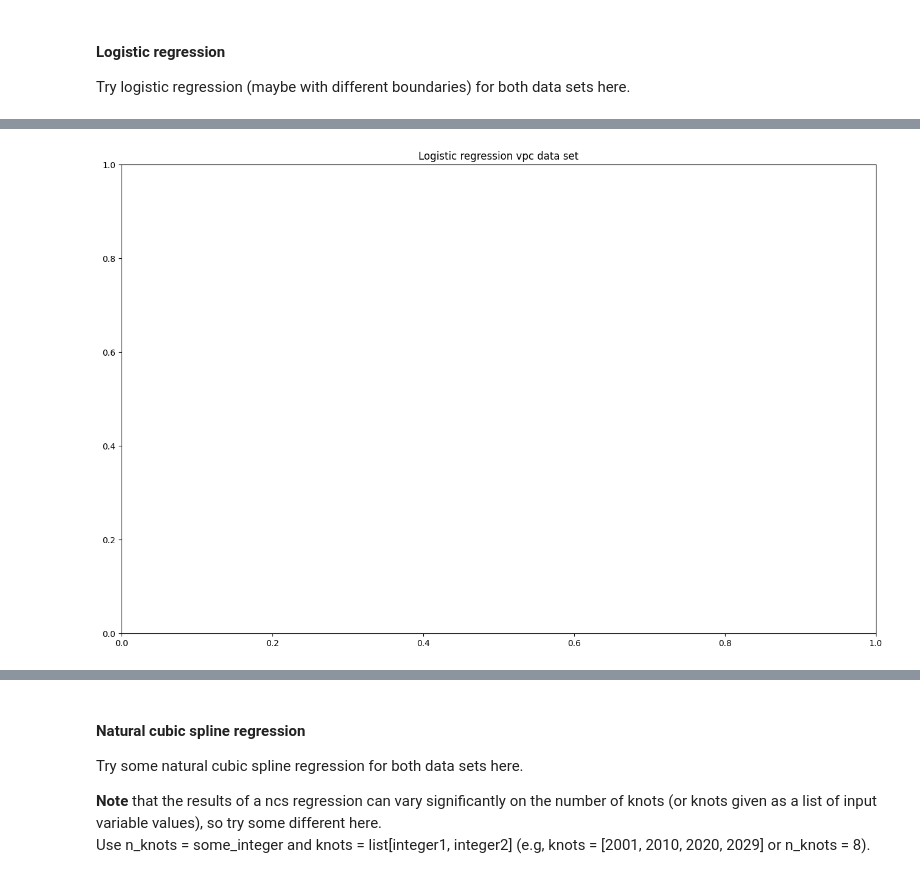
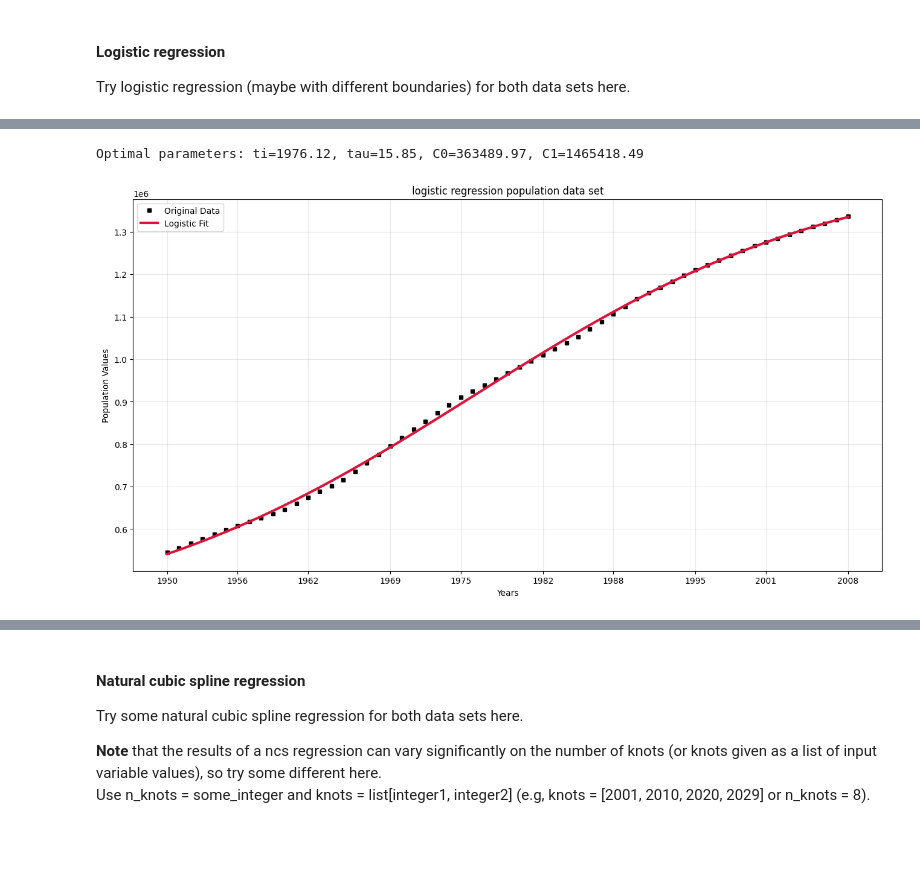
Before and after one commit to juliettegau/TEP4290-juliette, a Jupyter notebook: Warm-up_15_regression.ipynb, the cells around one changed output, grey strips where cells are left out. Cells and saved outputs as stored; diff of their text form; code cells hidden in the pictures; blank space fills up the shorter version.

```diff
--- a/Warm-up_15_regression.ipynb
+++ b/Warm-up_15_regression.ipynb
@@ -657,7 +634,54 @@ The optimal choice of parameters for the logistic function, given the sample dat
-# %%
-plt.figure(figsize=(16,10))
-#add plot and labels here
-plt.title('Logistic regression vpc data set')
-plt.show()
-# %% [output]
-[figure, removed]
+# %%
+## Logistic regression on pop data set ##
+
+inputs = year
+outputs = population
+
+# Initial Guesses
+est_ti = np.median(inputs)           # Guess the inflection point is in the middle of the timeline
+est_tau = 10                         # Growth rate constant
+est_C0 = min(outputs)                # Initial population offset
+est_C1 = max(outputs) * 1.5          # Assume the saturation limit (carrying capacity) is higher than current max
+
+initial_guess = [est_ti, est_tau, est_C0, est_C1]
+
+# Define bounds
+lower_bounds = [min(inputs) - 50, 0.1, 0, 0]
+upper_bounds = [max(inputs) + 50, 500, max(outputs) * 5, 10**12]
+
+# Perform the Logistic Regression
+try:
+    popt_pop, pcov_pop = curve_fit(
+        logistic,
+        inputs,
+        outputs,
+        p0=initial_guess,
+        bounds=(lower_bounds, upper_bounds)
+    )
+    print(f'Optimal parameters: ti={popt_pop[0]:.2f}, tau={popt_pop[1]:.2f}, C0={popt_pop[2]:.2f}, C1={popt_pop[3]:.2f}')
+except Exception as e:
+    print(f"Fitting failed: {e}")
+
+# Plotting
+x_curve = np.linspace(min(inputs), max(inputs), 100)
+y_curve = logistic(x_curve, *popt_pop)
+
+# Visualization
+fig = plt.figure(figsize=(16, 8))
+
+# Plot the raw data points
+plt.plot(inputs, outputs, 's', color='black', markersize=5, label='Original Data')
+
+# Plot the resulting regression curve
+plt.plot(x_curve, y_curve, color='crimson', lw=3, label='Logistic Fit')
+
+plt.xticks(np.linspace(min(inputs), max(inputs), 10).astype(int))
+plt.xlabel('Years')
+plt.ylabel('Population Values')
+plt.title(f'logistic regression population data set')
+plt.legend(loc='best')
+plt.grid(True, alpha=0.3)
+plt.show()
+# %% [output]
+Optimal parameters: ti=1976.12, tau=15.85, C0=363489.97, C1=1465418.49
+[figure, added]
```
Also changed, not shown: parts of 23 cells of this notebook, 1 other file.
